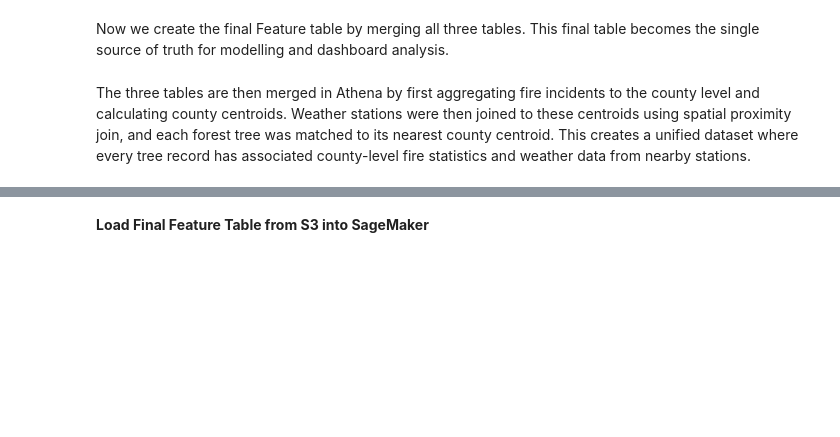
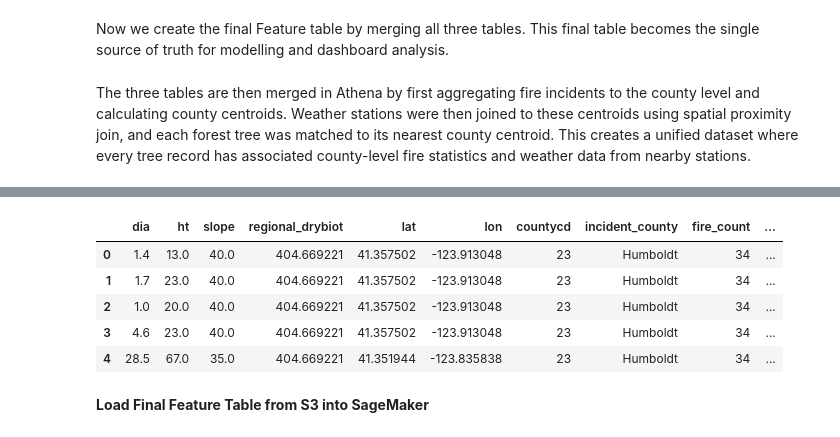
Before and after one commit to SheshmaJ/ADS-508-Final-Project, a Jupyter notebook: data_cleaning_processing.ipynb, the cells around one changed output, grey strips where cells are left out. Drawn from its saved outputs; the diff is of its cells as text; code cells hidden in the pictures; blank space fills up the shorter version.

```diff
--- a/data_cleaning_processing.ipynb
+++ b/data_cleaning_processing.ipynb
@@ -476,12 +565,13 @@ print("Unified feature table created successfully")
 # %%
-#verify if table is created and data is populated
-query = "SELECT * FROM vegetation_ml.vegetation_risk_dataset LIMIT 5"
-vegetation_risk_dataset = pd.read_sql(query, conn)
-print("Columns:", vegetation_risk_dataset.columns.tolist())
-
 #Verify the resulting dataset
-print(vegetation_risk_dataset.shape)
 vegetation_risk_dataset.head()
+# %% [output]
+|  | dia | ht | slope | regional_drybiot | lat | lon | countycd | incident_county | fire_count | ... |
+| 0 | 1.4 | 13.0 | 40.0 | 404.669221 | 41.357502 | -123.913048 | 23 | Humboldt | 34 | ... |
+| 1 | 1.7 | 23.0 | 40.0 | 404.669221 | 41.357502 | -123.913048 | 23 | Humboldt | 34 | ... |
+| 2 | 1.0 | 20.0 | 40.0 | 404.669221 | 41.357502 | -123.913048 | 23 | Humboldt | 34 | ... |
+| 3 | 4.6 | 23.0 | 40.0 | 404.669221 | 41.357502 | -123.913048 | 23 | Humboldt | 34 | ... |
+| 4 | 28.5 | 67.0 | 35.0 | 404.669221 | 41.351944 | -123.835838 | 23 | Humboldt | 34 | ... |
 # %% [markdown]
 **Load Final Feature Table from S3 into SageMaker**
 # %% [markdown]
```
Also changed, not shown: parts of 20 cells of this notebook.
